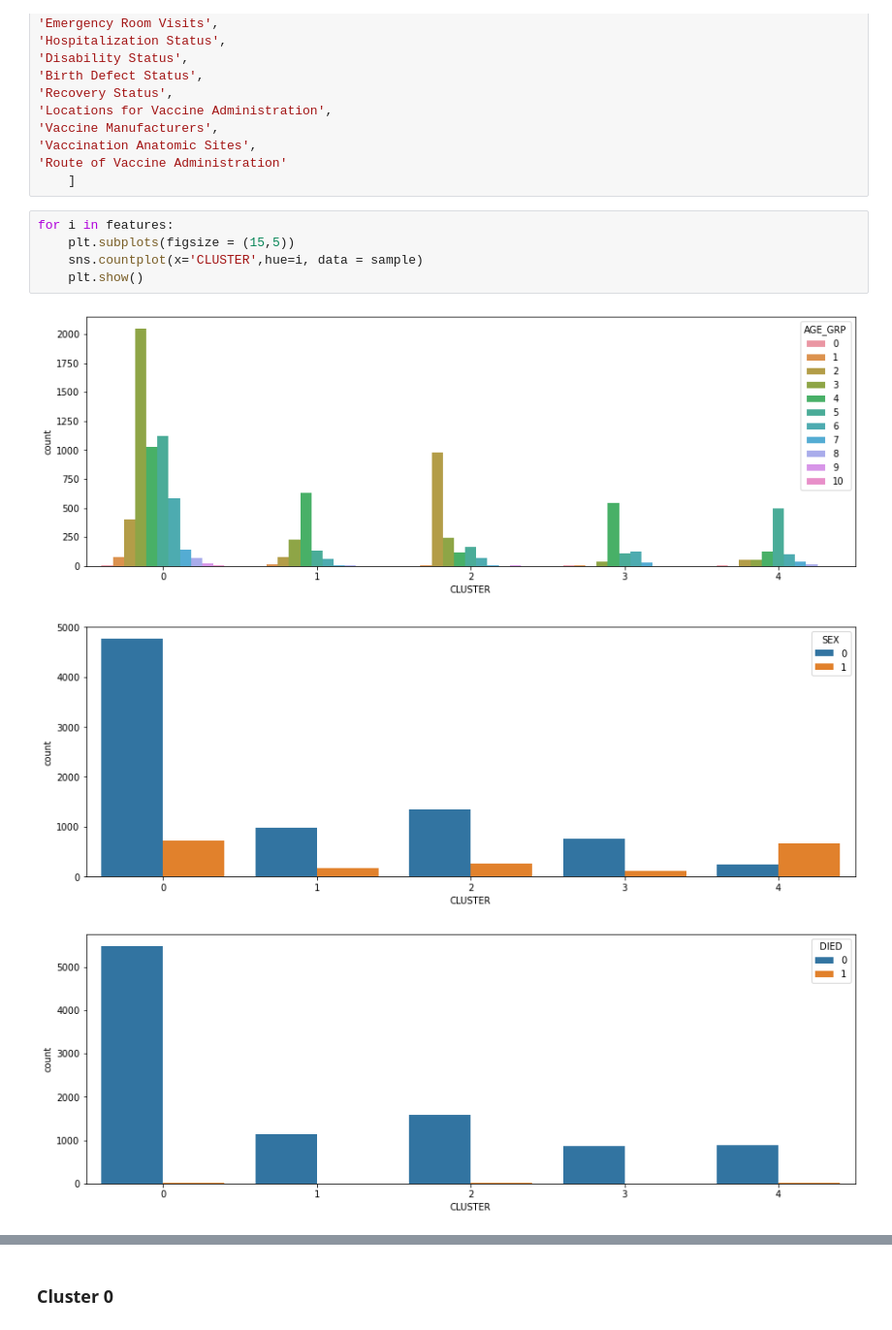
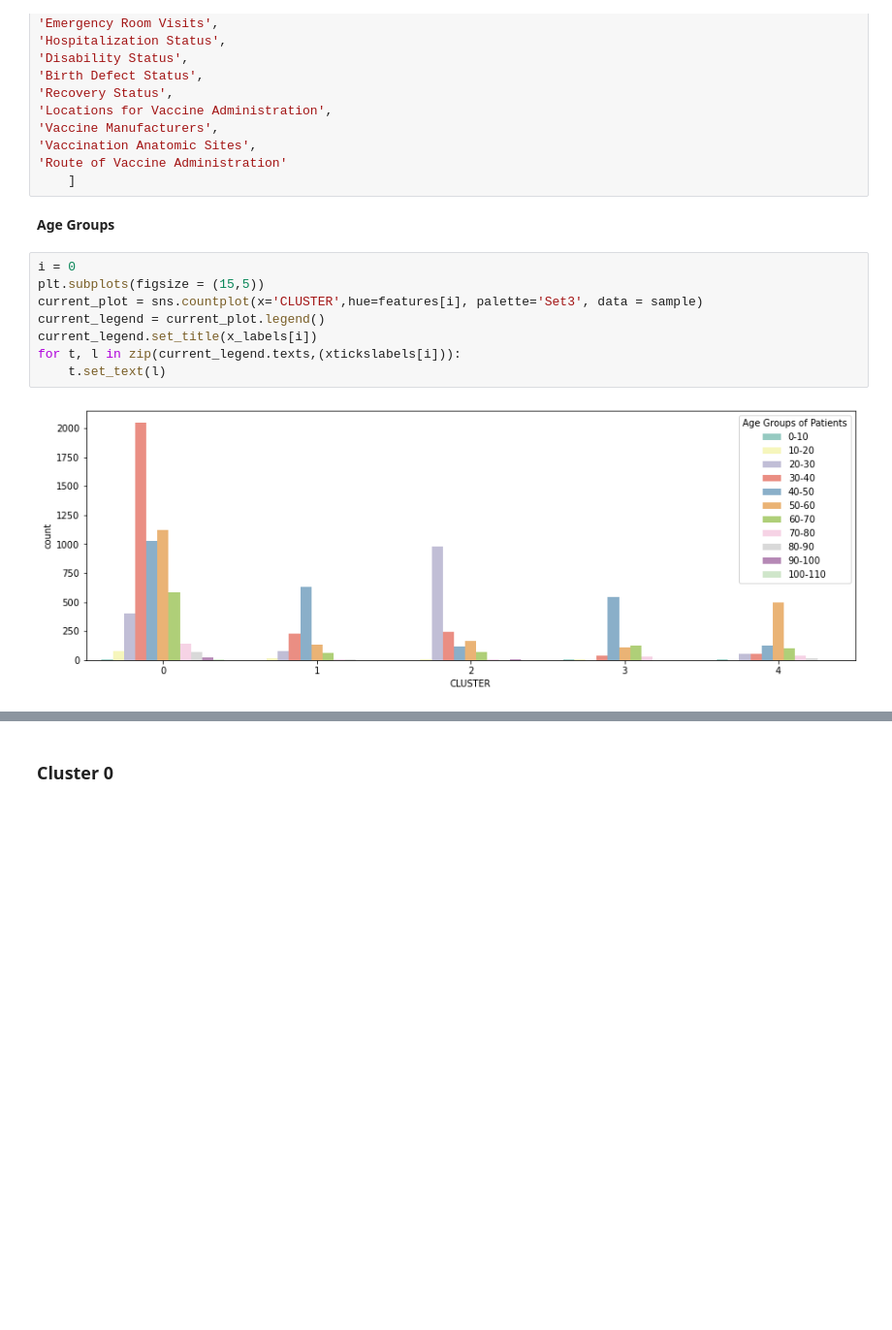
Before and after one commit to beyatris/VaxxAId, a Jupyter notebook: main/vaxxaid.ipynb, the cells around one changed output, grey strips where cells are left out. Shown at 97% size. Drawn from its saved outputs; the diff is of its cells as text; blank space fills up the shorter version.

Commit message:
more graphs

```diff
--- a/main/vaxxaid.ipynb
+++ b/main/vaxxaid.ipynb
@@ -685,12 +684,15 @@ x_labels = [
 'Vaccination Anatomic Sites',
 'Route of Vaccine Administration'
     ]
+# %% [markdown]
+**Age Groups**
 # %%
-for i in features:
-    plt.subplots(figsize = (15,5))
-    sns.countplot(x='CLUSTER',hue=i, data = sample)
-    plt.show()
+i = 0
+plt.subplots(figsize = (15,5))
+current_plot = sns.countplot(x='CLUSTER',hue=features[i], palette='Set3', data = sample)
+current_legend = current_plot.legend()
+current_legend.set_title(x_labels[i])
+for t, l in zip(current_legend.texts,(xtickslabels[i])):
+    t.set_text(l)
 # %% [output]
-[figure, old version]
+[figure, new version]
-[figure, removed]
-[figure, removed]
```
Also changed, not shown: parts of 62 cells of this notebook.
